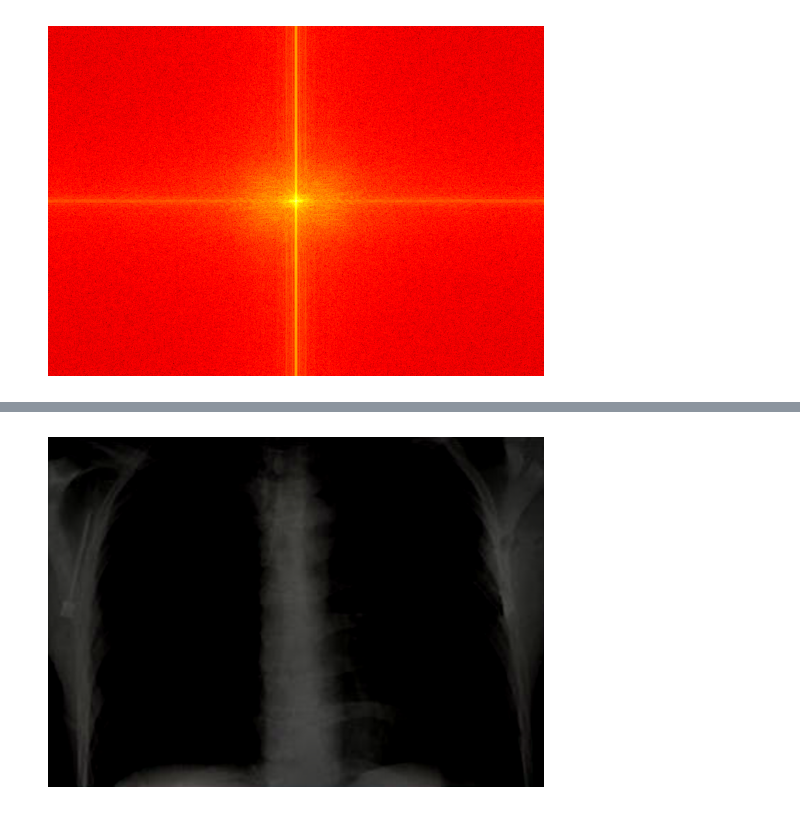
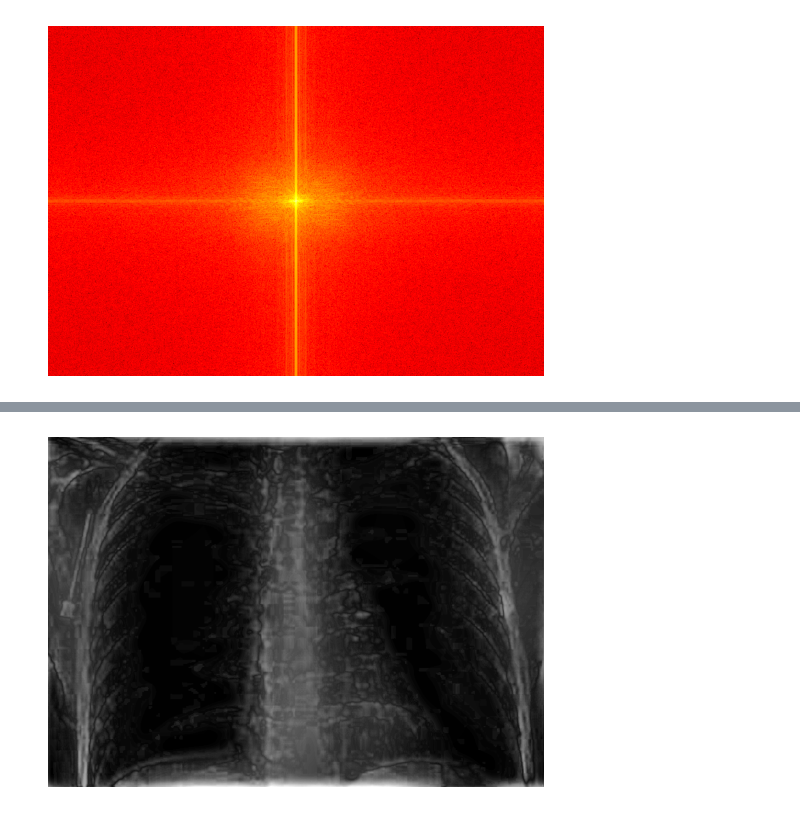
Before and after one commit to always-maap/Computer-Vision, a Jupyter notebook: gaussian_highpass_filter.ipynb, the cells around one changed output, grey strips where cells are left out. Cells and saved outputs as stored; diff of their text form; code cells hidden in the pictures.

```diff
--- a/gaussian_highpass_filter.ipynb
+++ b/gaussian_highpass_filter.ipynb
@@ -134,27 +26,28 @@ plt.show()
-# %%
-sigma = 100
-
-# 1. create gaussian lowpass filter
-def gaussian_lowpass_filter(image, sigma):
-    # apply Gaussian blur to the image
-    blurred = cv2.GaussianBlur(image, (0, 0), sigma)
-    return blurred
-
-# 2. subtract gaussian lowpass filter from 1 to get highpass filter
-def gaussian_highpass_filter(image, sigma):
-    # create the Gaussian lowpass filter
-    lowpass = gaussian_lowpass_filter(image, sigma)
-
-    # subtract the lowpass filter from the original image
-    highpass = cv2.subtract(image, lowpass)
-    return highpass
-
-# 3. apply filter to image
-filtered_image = gaussian_highpass_filter(image, sigma)
-
-# 4. show image
-plt.imshow(filtered_image, cmap='gray')
-plt.axis('off')
-plt.show()
-# %% [output]
-[figure, removed]
+# %%
+alpha = 0.15
+cutoff_frequency = 10
+
+rows, cols = image.shape
+crow, ccol = rows // 2, cols // 2
+x = np.linspace(-ccol, ccol, cols)
+y = np.linspace(-crow, crow, rows)
+x, y = np.meshgrid(x, y)
+radius = np.sqrt(x**2 + y**2)
+gaussian_filter = 1 - np.exp(-(radius**2) / (2 * (cutoff_frequency**2)))
+f_shift_filtered = fshift * gaussian_filter
+f_ishift = np.fft.ifftshift(f_shift_filtered)
+filtered_image = np.fft.ifft2(f_ishift)
+filtered_image = np.abs(filtered_image)
+filtered_image = np.clip(filtered_image, 0, 255).astype(np.uint8)
+
+# enhance
+enhanced_image = cv2.addWeighted(image, alpha, filtered_image, 1 - alpha, 0)
+clahe = cv2.createCLAHE(clipLimit=2.0, tileGridSize=(8,8))
+enhanced_image = clahe.apply(enhanced_image)
+
+# show
+plt.imshow(enhanced_image, cmap='gray')
+plt.axis('off')
+plt.show()
+# %% [output]
+[figure, added]
```
Also changed, not shown: parts of 4 cells of this notebook, 5 other files.
